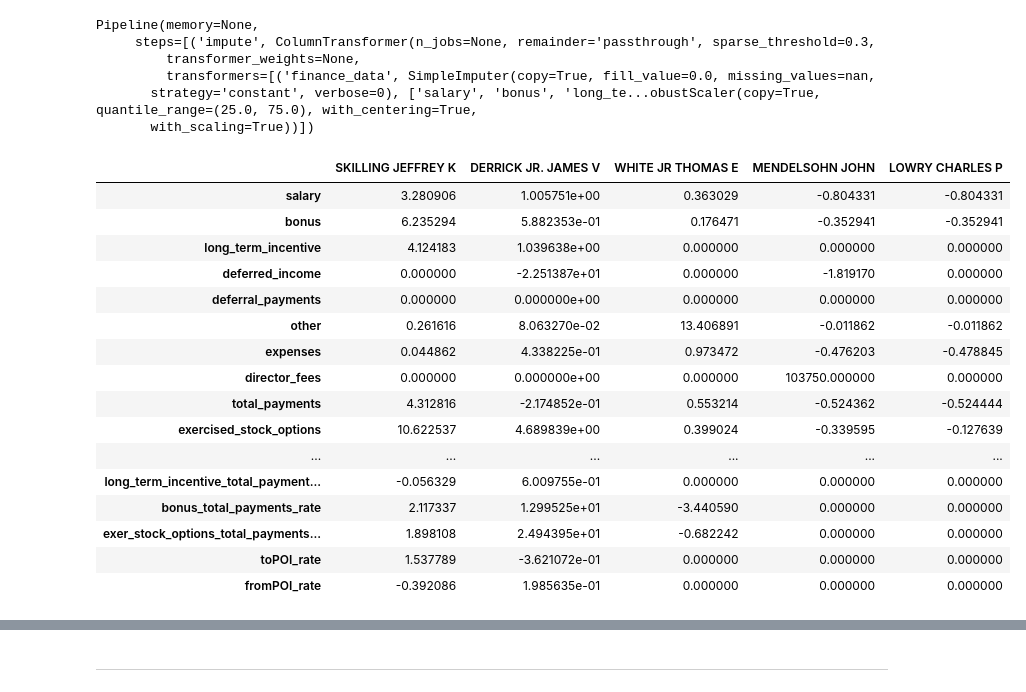
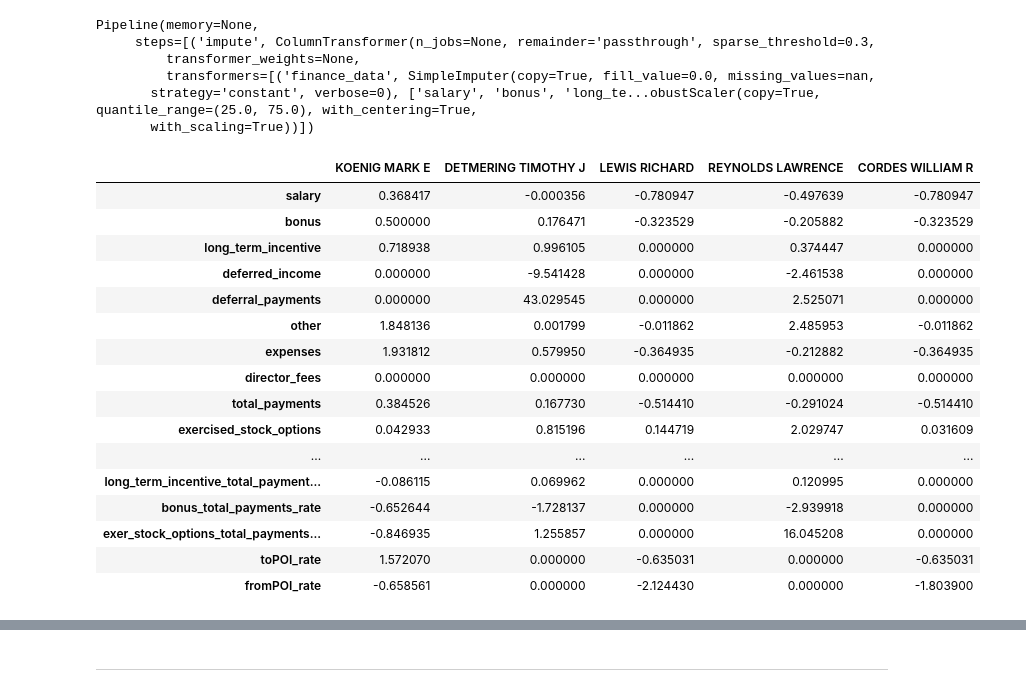
Before and after one commit to micos20/ENRON_fraud-detection, a Jupyter notebook: scripts/Model_selection.ipynb, the cells around one changed output, grey strips where cells are left out. Drawn from its saved outputs; the diff is of its cells as text; code cells hidden in the pictures.

```diff
--- a/scripts/Model_selection.ipynb
+++ b/scripts/Model_selection.ipynb
@@ -64,11 +66,11 @@ my_data.describe().transpose()
 from sklearn.model_selection import train_test_split
 # %%
 # Divide data into features and labels
-y = my_data['poi'].copy().astype(np.int)
+y = my_data['poi'].copy().astype(np.uint8)
 X = my_data[feature_list].copy()
 # %%
 # Split data into training and test set using stratified splitting
-X_train, X_test, y_train, y_test = train_test_split(X, y, test_size=0.25, random_state=77, stratify=y)
+X_train, X_test, y_train, y_test = train_test_split(X, y, test_size=0.30, random_state=77, stratify=y)
 # %%
 # I spare 25% of the data as test set to have at least 5 'poi's in the test set. It's important to me to realize a high recall value, identifying as many 'poi's as possible.
 print "Number of POIs in the test set:" , y_test.sum()
@@ -122,27 +153,27 @@ Pipeline(memory=None,
        strategy='constant', verbose=0), ['salary', 'bonus', 'long_te...obustScaler(copy=True, quantile_range=(25.0, 75.0), with_centering=True,
        with_scaling=True))])
 # %%
-X_train_scale = pipe_01.transform(X_train)
+X_train_scale_01 = pipe_01.transform(X_train)
 # %%
-X_train_scale_df = pd.DataFrame(X_train_scale, columns=feature_list, index=insiders_train)
+X_train_scale_01_df = pd.DataFrame(X_train_scale_01, columns=feature_list, index=insiders_train)
 # %%
-X_train_scale_df.head().transpose()
+X_train_scale_01_df.head().transpose()
 # %% [output]
-|  | SKILLING JEFFREY K | DERRICK JR. JAMES V | WHITE JR THOMAS E | MENDELSOHN JOHN | LOWRY CHARLES P |
-| salary | 3.280906 | 1.005751e+00 | 0.363029 | -0.804331 | -0.804331 |
-| bonus | 6.235294 | 5.882353e-01 | 0.176471 | -0.352941 | -0.352941 |
-| long_term_incentive | 4.124183 | 1.039638e+00 | 0.000000 | 0.000000 | 0.000000 |
-| deferred_income | 0.000000 | -2.251387e+01 | 0.000000 | -1.819170 | 0.000000 |
-| deferral_payments | 0.000000 | 0.000000e+00 | 0.000000 | 0.000000 | 0.000000 |
-| other | 0.261616 | 8.063270e-02 | 13.406891 | -0.011862 | -0.011862 |
-| expenses | 0.044862 | 4.338225e-01 | 0.973472 | -0.476203 | -0.478845 |
-| director_fees | 0.000000 | 0.000000e+00 | 0.000000 | 103750.000000 | 0.000000 |
-| total_payments | 4.312816 | -2.174852e-01 | 0.553214 | -0.524362 | -0.524444 |
-| exercised_stock_options | 10.622537 | 4.689839e+00 | 0.399024 | -0.339595 | -0.127639 |
+|  | KOENIG MARK E | DETMERING TIMOTHY J | LEWIS RICHARD | REYNOLDS LAWRENCE | CORDES WILLIAM R |
+| salary | 0.368417 | -0.000356 | -0.780947 | -0.497639 | -0.780947 |
+| bonus | 0.500000 | 0.176471 | -0.323529 | -0.205882 | -0.323529 |
+| long_term_incentive | 0.718938 | 0.996105 | 0.000000 | 0.374447 | 0.000000 |
+| deferred_income | 0.000000 | -9.541428 | 0.000000 | -2.461538 | 0.000000 |
+| deferral_payments | 0.000000 | 43.029545 | 0.000000 | 2.525071 | 0.000000 |
+| other | 1.848136 | 0.001799 | -0.011862 | 2.485953 | -0.011862 |
+| expenses | 1.931812 | 0.579950 | -0.364935 | -0.212882 | -0.364935 |
+| director_fees | 0.000000 | 0.000000 | 0.000000 | 0.000000 | 0.000000 |
+| total_payments | 0.384526 | 0.167730 | -0.514410 | -0.291024 | -0.514410 |
+| exercised_stock_options | 0.042933 | 0.815196 | 0.144719 | 2.029747 | 0.031609 |
 | ... | ... | ... | ... | ... | ... |
-| long_term_incentive_total_payment... | -0.056329 | 6.009755e-01 | 0.000000 | 0.000000 | 0.000000 |
-| bonus_total_payments_rate | 2.117337 | 1.299525e+01 | -3.440590 | 0.000000 | 0.000000 |
-| exer_stock_options_total_payments... | 1.898108 | 2.494395e+01 | -0.682242 | 0.000000 | 0.000000 |
-| toPOI_rate | 1.537789 | -3.621072e-01 | 0.000000 | 0.000000 | 0.000000 |
-| fromPOI_rate | -0.392086 | 1.985635e-01 | 0.000000 | 0.000000 | 0.000000 |
+| long_term_incentive_total_payment... | -0.086115 | 0.069962 | 0.000000 | 0.120995 | 0.000000 |
+| bonus_total_payments_rate | -0.652644 | -1.728137 | 0.000000 | -2.939918 | 0.000000 |
+| exer_stock_options_total_payments... | -0.846935 | 1.255857 | 0.000000 | 16.045208 | 0.000000 |
+| toPOI_rate | 1.572070 | 0.000000 | -0.635031 | 0.000000 | -0.635031 |
+| fromPOI_rate | -0.658561 | 0.000000 | -2.124430 | 0.000000 | -1.803900 |
 # %%
```
Also changed, not shown: parts of 100 cells of this notebook, 2 other files.
